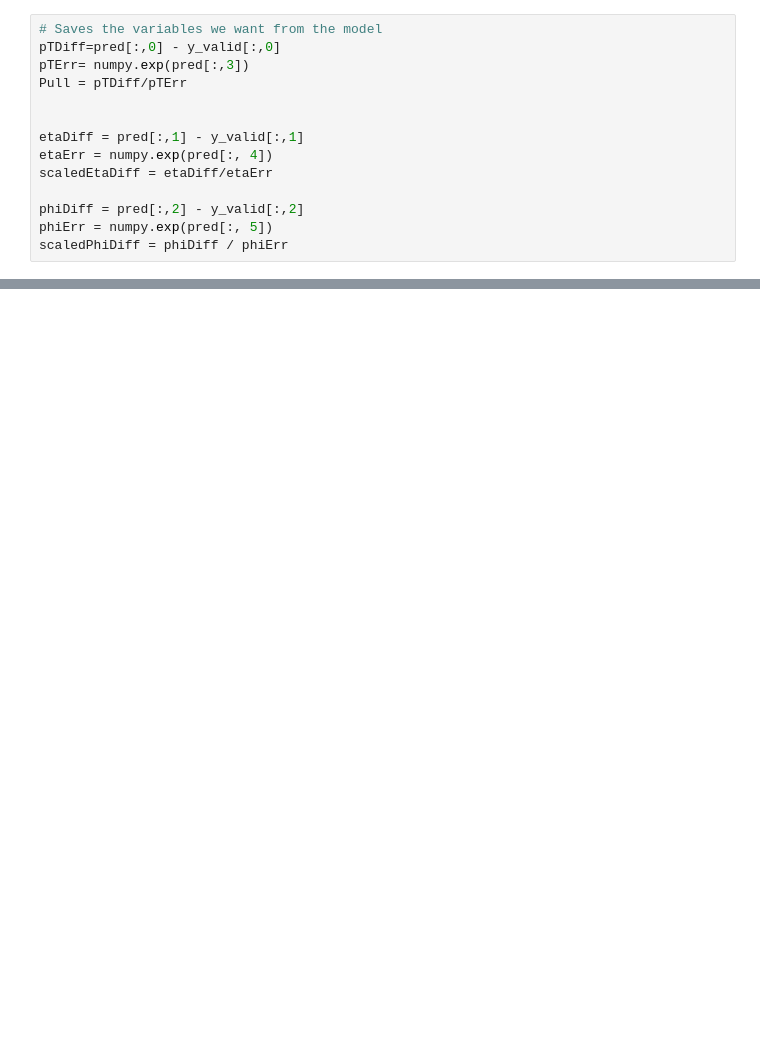
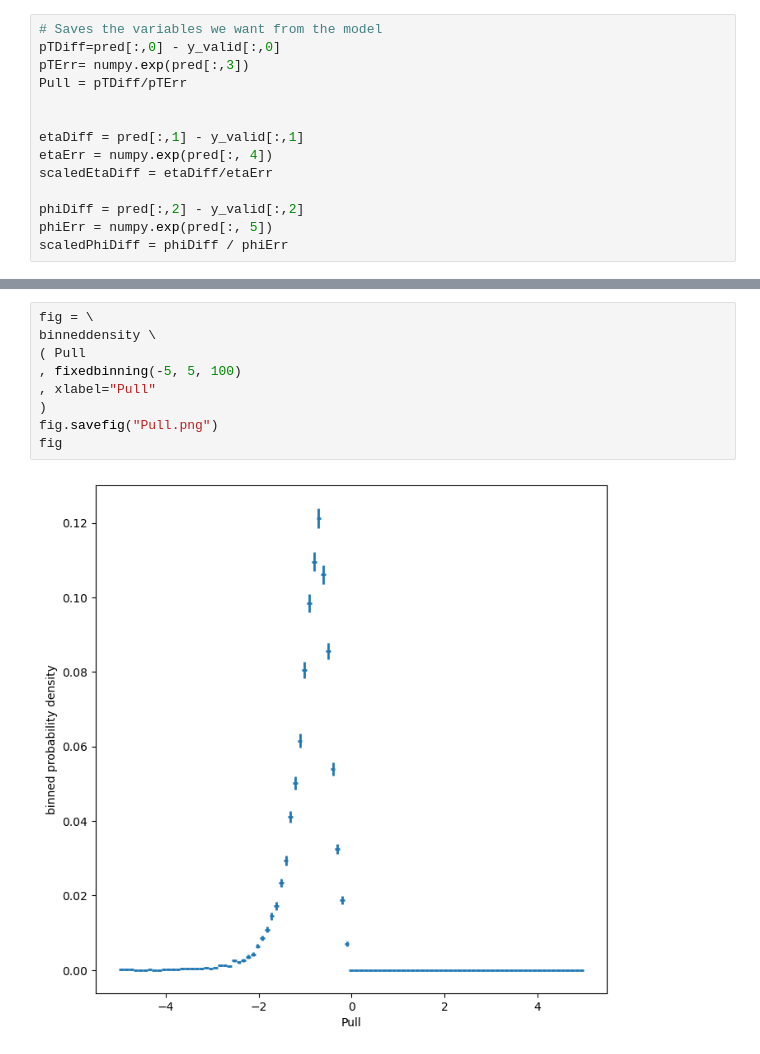
Before and after one commit to JJBarnes/JoshProject, a Jupyter notebook: hffrag.ipynb, the cells around one changed output, grey strips where cells are left out. Saved outputs shown, nothing was run; the diff lists cells and outputs as text; blank space fills up the shorter version.

```diff
--- a/hffrag.ipynb
+++ b/hffrag.ipynb
@@ -510,0 +408,11 @@ fig.savefig("Impact Parameter PV Sig.png")
+# %%
+fig = \
+binneddensity \
+( Pull
+, fixedbinning(-5, 5, 100)
+, xlabel="Pull"
+)
+fig.savefig("Pull.png")
+fig
+# %% [output]
+[figure, added]
```
Also changed, not shown: parts of 20 cells of this notebook.
